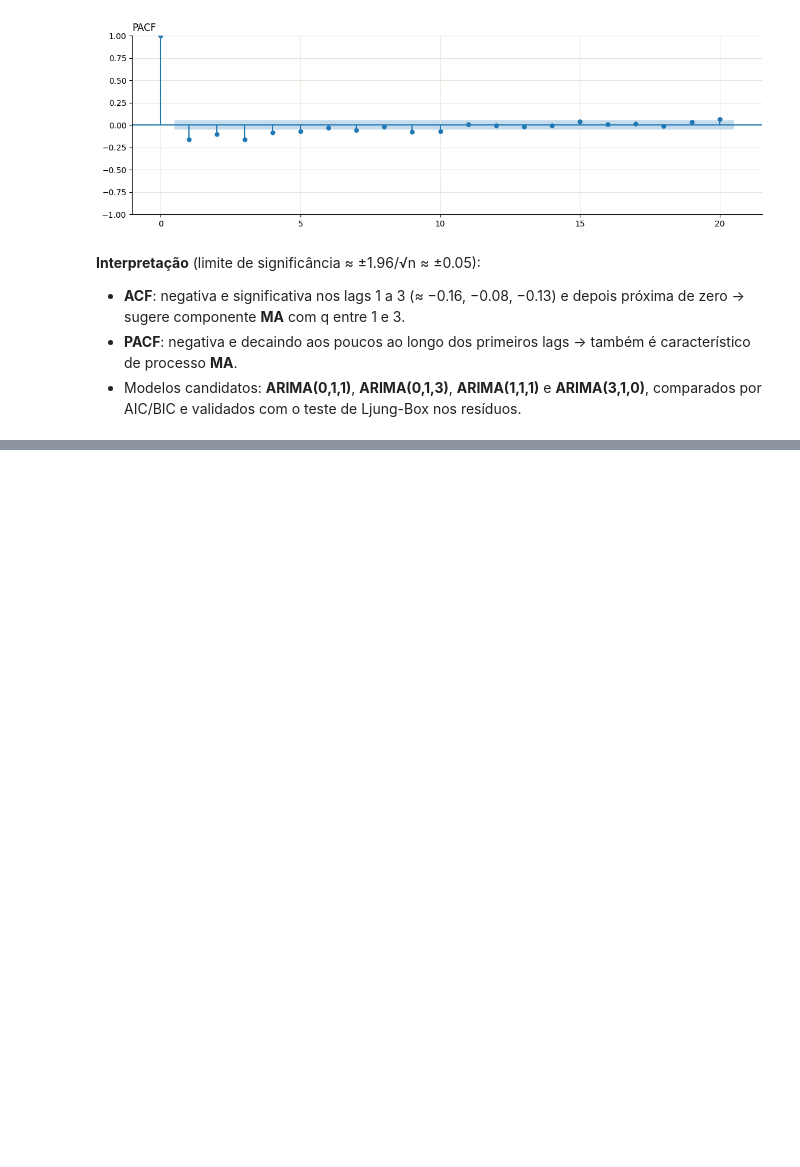
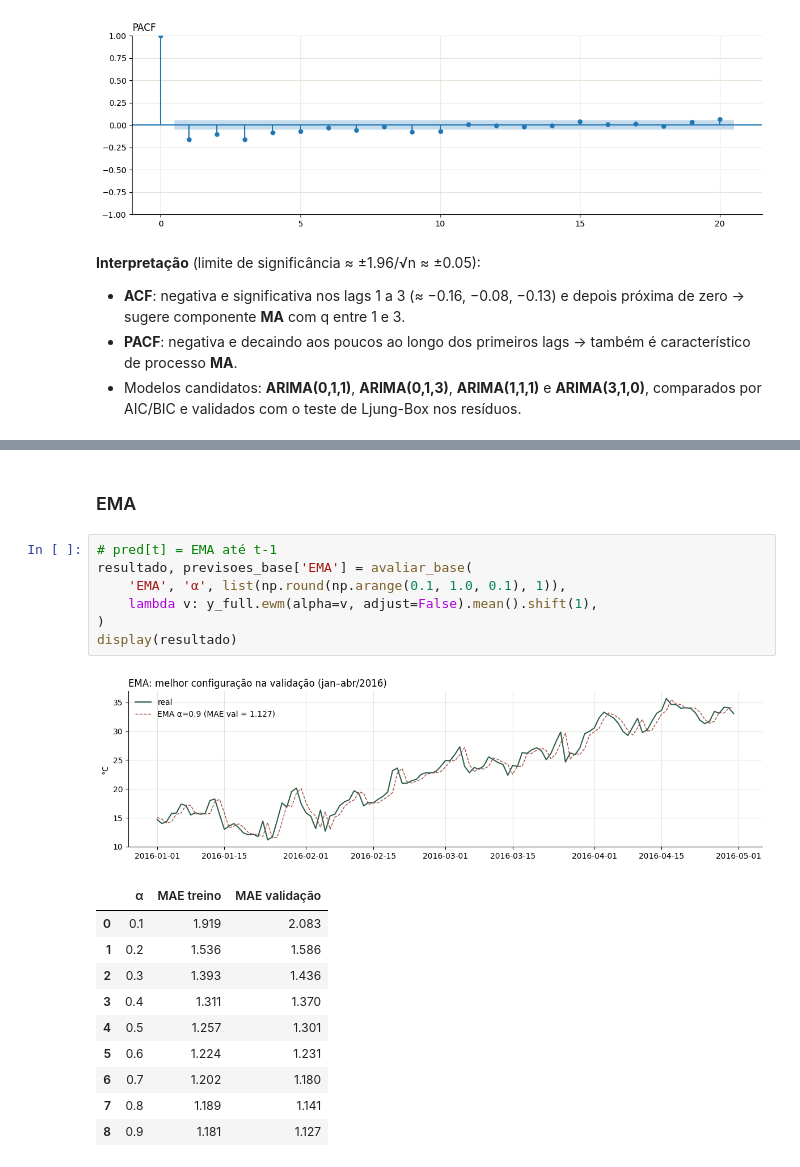
Before and after one commit to KarinaShimoiizaka/Modelagem-Comparativa-de-Series-Temporais, a Jupyter notebook: temperatura/main.ipynb, the cells around one changed output, grey strips where cells are left out. Saved outputs shown, nothing was run; the diff lists cells and outputs as text; blank space fills up the shorter version.

```diff
--- a/temperatura/main.ipynb
+++ b/temperatura/main.ipynb
@@ -511,0 +931,21 @@ plt.show()
+# %% [markdown]
+### EMA
+# %%
+# pred[t] = EMA até t-1
+resultado, previsoes_base['EMA'] = avaliar_base(
+    'EMA', 'α', list(np.round(np.arange(0.1, 1.0, 0.1), 1)),
+    lambda v: y_full.ewm(alpha=v, adjust=False).mean().shift(1),
+)
+display(resultado)
+# %% [output]
+[figure, added]
+|  | α | MAE treino | MAE validação |
+| 0 | 0.1 | 1.919 | 2.083 |
+| 1 | 0.2 | 1.536 | 1.586 |
+| 2 | 0.3 | 1.393 | 1.436 |
+| 3 | 0.4 | 1.311 | 1.370 |
+| 4 | 0.5 | 1.257 | 1.301 |
+| 5 | 0.6 | 1.224 | 1.231 |
+| 6 | 0.7 | 1.202 | 1.180 |
+| 7 | 0.8 | 1.189 | 1.141 |
+| 8 | 0.9 | 1.181 | 1.127 |
```
Also changed, not shown: parts of 85 cells of this notebook, 15 other files.
